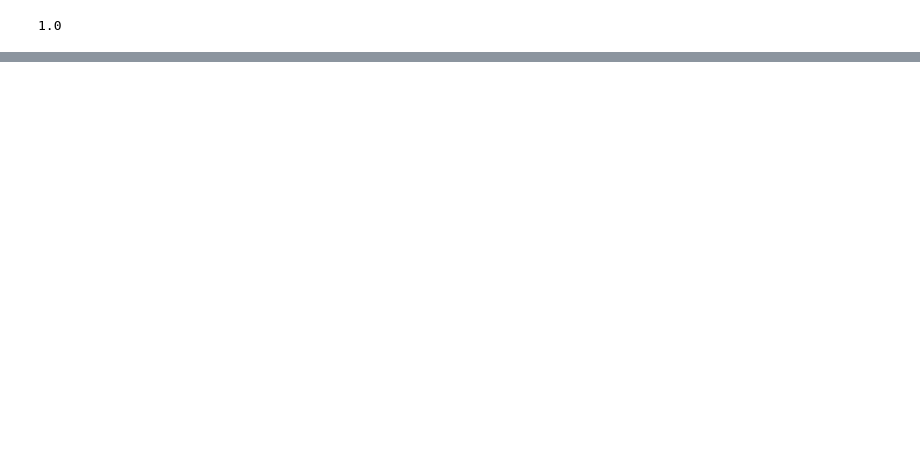
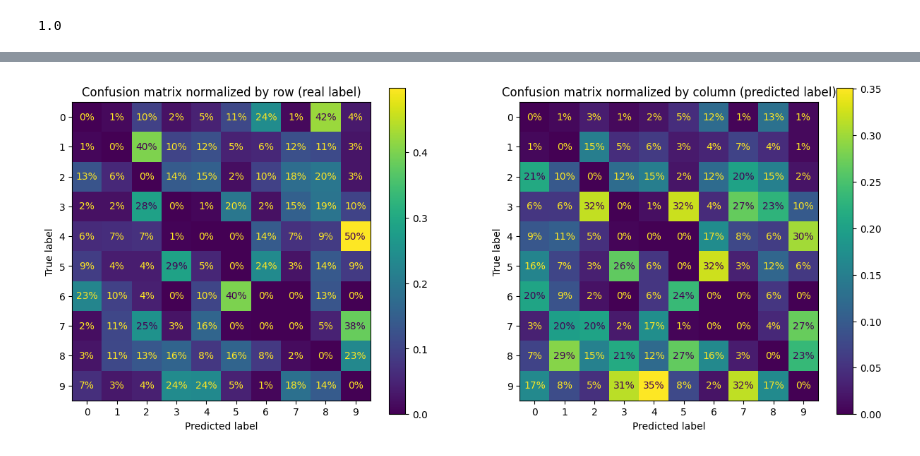
Before and after one commit to nescuderor/Personal_portfolio, a Jupyter notebook: 05_Projects/02_MNIST.ipynb, the cells around one changed output, grey strips where cells are left out. Cells and saved outputs as stored; diff of their text form; code cells hidden in the pictures; blank space fills up the shorter version.

```diff
--- a/05_Projects/02_MNIST.ipynb
+++ b/05_Projects/02_MNIST.ipynb
@@ -459,0 +548,15 @@ pd.Series(svm_results).describe()
+# %%
+# Analyze misclassification patterns by filtering only incorrect predictions
+sample_weights = (y_train != rf_predictions)
+
+fig, (ax1, ax2) = plt.subplots(ncols=2, figsize=(15, 6))
+sklearn.metrics.ConfusionMatrixDisplay.from_predictions(y_train, rf_predictions, normalize='true', sample_weight=sample_weights,values_format='.00%', ax=ax1)
+ax1.set_title('Confusion matrix normalized by row (real label)')
+
+sklearn.metrics.ConfusionMatrixDisplay.from_predictions(y_train, rf_predictions, normalize='pred',  sample_weight=sample_weights,values_format='.00%', ax=ax2)
+ax2.set_title('Confusion matrix normalized by column (predicted label)')
+plt.show()
+
+# This reveals which digit pairs are commonly confused, helping identify difficult classification patterns
+# %% [output]
+[figure, added]
```
Also changed, not shown: parts of 35 cells of this notebook.
